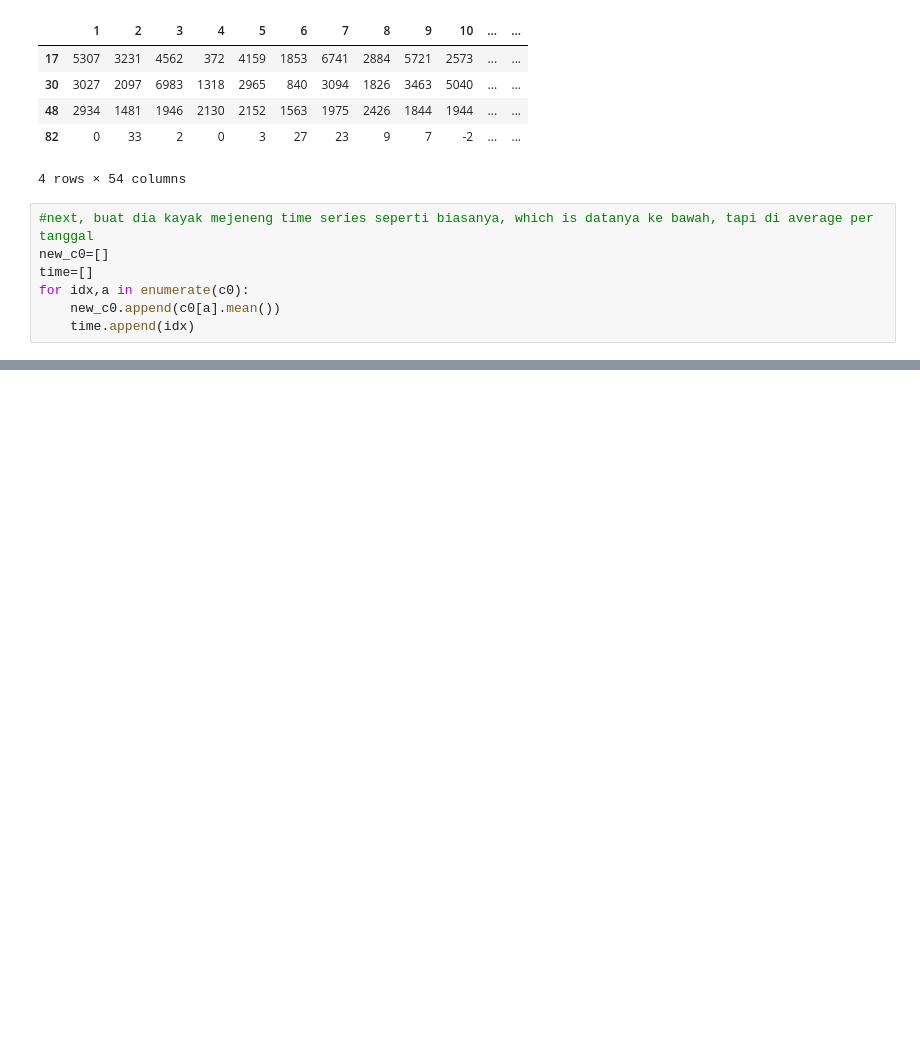
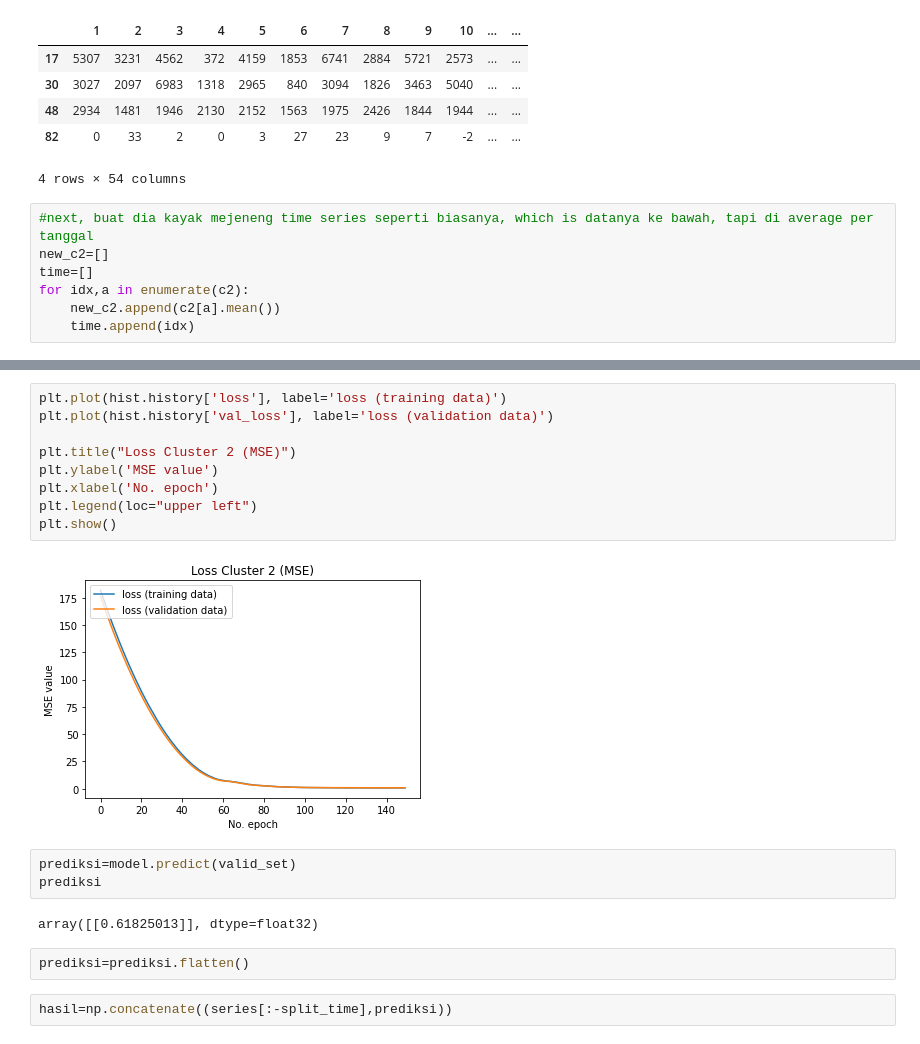
Before and after one commit to IritaSee/product_performance_blstm, a Jupyter notebook: product_test_new_dataset.ipynb, the cells around one changed output, grey strips where cells are left out. Saved outputs shown, nothing was run; the diff lists cells and outputs as text; blank space fills up the shorter version.

```diff
--- a/product_test_new_dataset.ipynb
+++ b/product_test_new_dataset.ipynb
@@ -235,8 +257,8 @@ c2
 4 rows × 54 columns
 # %%
 #next, buat dia kayak mejeneng time series seperti biasanya, which is datanya ke bawah, tapi di average per tanggal
-new_c0=[]
+new_c2=[]
 time=[]
-for idx,a in enumerate(c0):
-    new_c0.append(c0[a].mean())
+for idx,a in enumerate(c2):
+    new_c2.append(c2[a].mean())
     time.append(idx)
@@ -242,0 +378,20 @@ for idx,a in enumerate(c0):
+# %%
+plt.plot(hist.history['loss'], label='loss (training data)')
+plt.plot(hist.history['val_loss'], label='loss (validation data)')
+
+plt.title("Loss Cluster 2 (MSE)")
+plt.ylabel('MSE value')
+plt.xlabel('No. epoch')
+plt.legend(loc="upper left")
+plt.show()
+# %% [output]
+[figure, added]
+# %%
+prediksi=model.predict(valid_set)
+prediksi
+# %% [output]
+array([[0.61825013]], dtype=float32)
+# %%
+prediksi=prediksi.flatten()
+# %%
+hasil=np.concatenate((series[:-split_time],prediksi))
```
Also changed, not shown: parts of 42 cells of this notebook, 4 other files.
